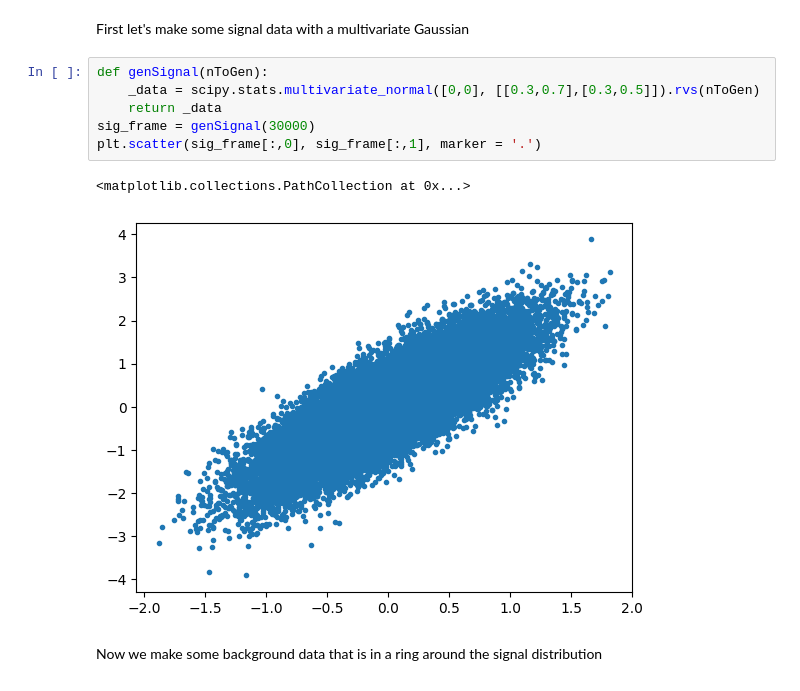
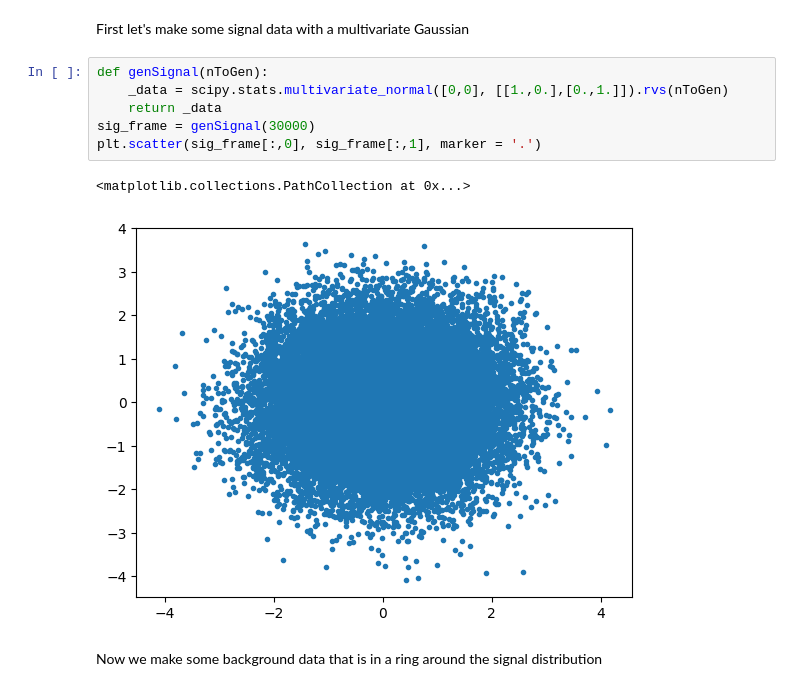
Before and after one commit to mesmith75/ic-teach-kstmumu-public, a Jupyter notebook: MVA/MVA_example.ipynb, the cells around one changed output. Cells and saved outputs as stored; diff of their text form.

```diff
--- a/MVA/MVA_example.ipynb
+++ b/MVA/MVA_example.ipynb
@@ -9,13 +9,13 @@ import math
 First let's make some signal data with a multivariate Gaussian
 # %%
 def genSignal(nToGen):
-    _data = scipy.stats.multivariate_normal([0,0], [[0.3,0.7],[0.3,0.5]]).rvs(nToGen)
+    _data = scipy.stats.multivariate_normal([0,0], [[1.,0.],[0.,1.]]).rvs(nToGen)
     return _data
 sig_frame = genSignal(30000)
 plt.scatter(sig_frame[:,0], sig_frame[:,1], marker = '.')
 # %% [output]
 <matplotlib.collections.PathCollection at 0x...>
-[figure, old version]
+[figure, new version]
 # %% [markdown]
 Now we make some background data that is in a ring around the signal distribution
 # %%
```
Also changed, not shown: parts of 5 cells of this notebook.
